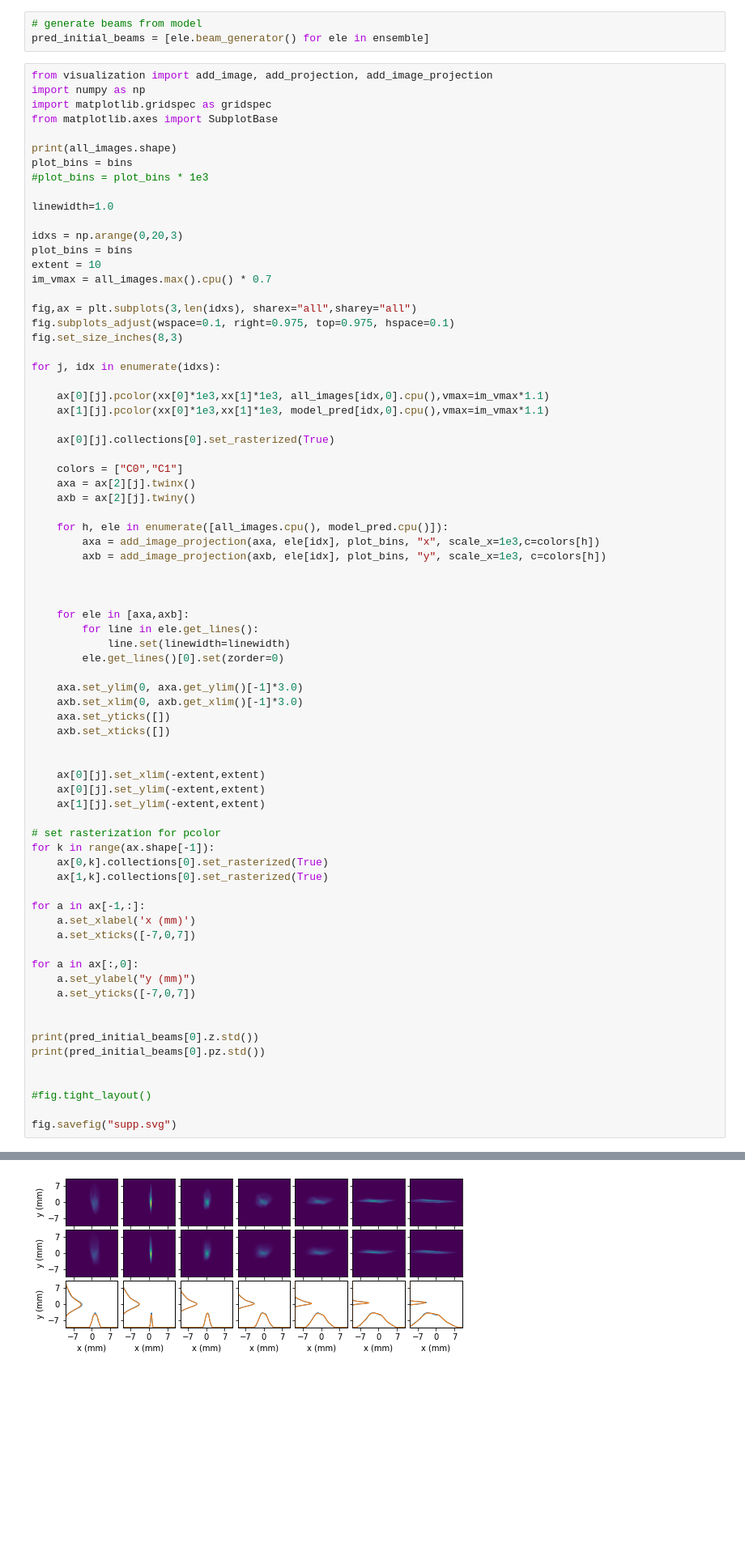
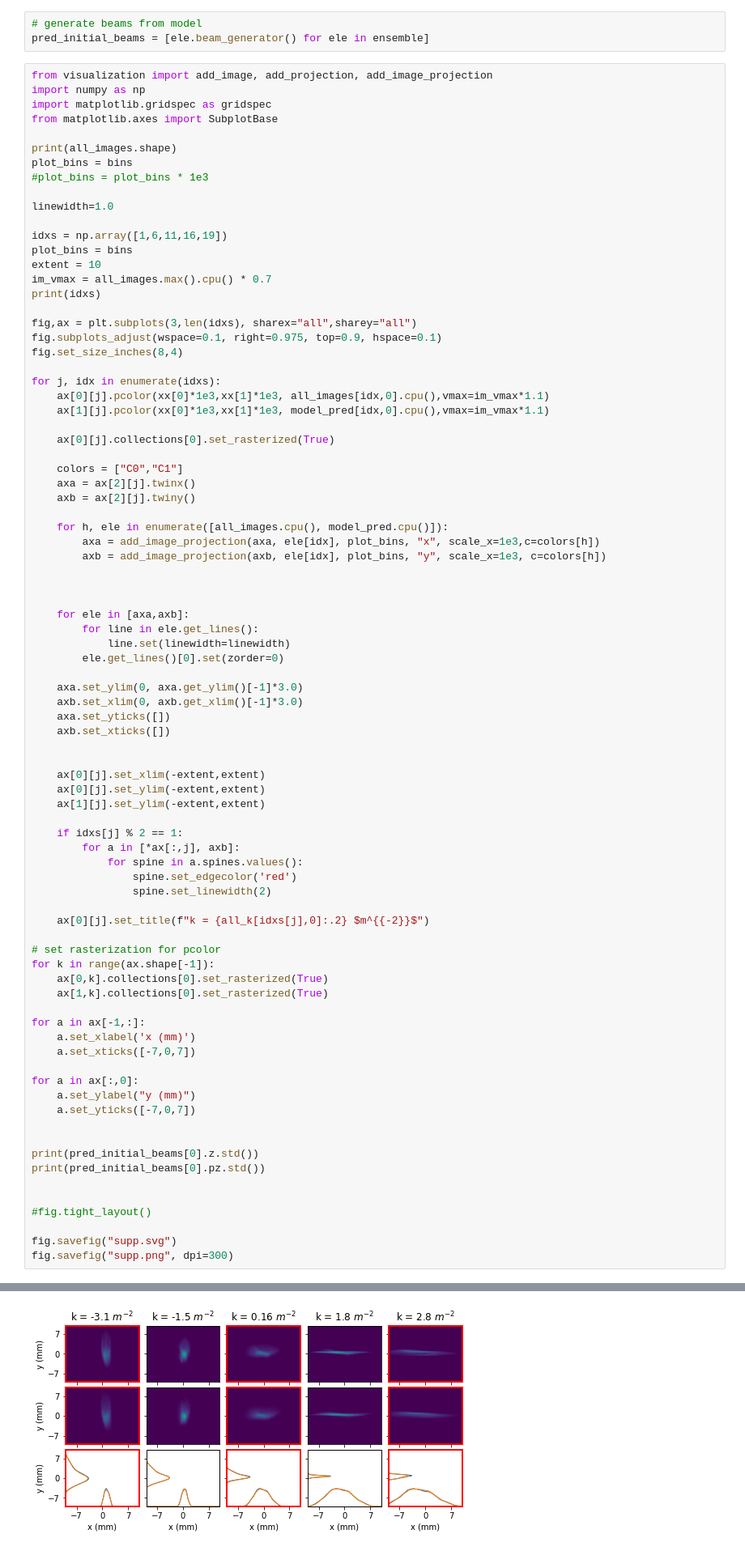
Before and after one commit to roussel-ryan/gpsr, a Jupyter notebook: AWA/analysis_supplemental.ipynb, the cells around one changed output, grey strips where cells are left out. Shown at 81% size. Cells and saved outputs as stored; diff of their text form; blank space fills up the shorter version.

Commit message:
updates to paper/supp figures

```diff
--- a/AWA/analysis_supplemental.ipynb
+++ b/AWA/analysis_supplemental.ipynb
@@ -75,17 +75,17 @@ plot_bins = bins
 
 linewidth=1.0
 
-idxs = np.arange(0,20,3)
+idxs = np.array([1,6,11,16,19])
 plot_bins = bins
 extent = 10
 im_vmax = all_images.max().cpu() * 0.7
+print(idxs)
 
 fig,ax = plt.subplots(3,len(idxs), sharex="all",sharey="all")
-fig.subplots_adjust(wspace=0.1, right=0.975, top=0.975, hspace=0.1)
-fig.set_size_inches(8,3)
+fig.subplots_adjust(wspace=0.1, right=0.975, top=0.9, hspace=0.1)
+fig.set_size_inches(8,4)
 
 for j, idx in enumerate(idxs):
-
     ax[0][j].pcolor(xx[0]*1e3,xx[1]*1e3, all_images[idx,0].cpu(),vmax=im_vmax*1.1)
     ax[1][j].pcolor(xx[0]*1e3,xx[1]*1e3, model_pred[idx,0].cpu(),vmax=im_vmax*1.1)
 
@@ -116,6 +116,14 @@ for j, idx in enumerate(idxs):
     ax[0][j].set_ylim(-extent,extent)
     ax[1][j].set_ylim(-extent,extent)
 
+    if idxs[j] % 2 == 1:
+        for a in [*ax[:,j], axb]:
+            for spine in a.spines.values():
+                spine.set_edgecolor('red')
+                spine.set_linewidth(2)
+
+    ax[0][j].set_title(f"k = {all_k[idxs[j],0]:.2} $m^{{-2}}$")
+
 # set rasterization for pcolor
 for k in range(ax.shape[-1]):
     ax[0,k].collections[0].set_rasterized(True)
@@ -137,5 +145,6 @@ print(pred_initial_beams[0].pz.std())
 #fig.tight_layout()
 
 fig.savefig("supp.svg")
+fig.savefig("supp.png", dpi=300)
 # %% [output]
 torch.Size([20, 3, 180, 180])
@@ -142,6 +152,6 @@ torch.Size([20, 3, 180, 180])
 tensor(0.0031, device='cuda:0', grad_fn=<StdBackward0>)
 tensor(0.0046, device='cuda:0', grad_fn=<StdBackward0>)
-[figure, old version]
+[figure, new version]
 # %%
 pairs = [["x","y"],["y","py"],["x","px"],["x","py"],["y","px"],["x","pz"]]
 
```
Also changed, not shown: parts of 1 cell of this notebook, 1 other file.
